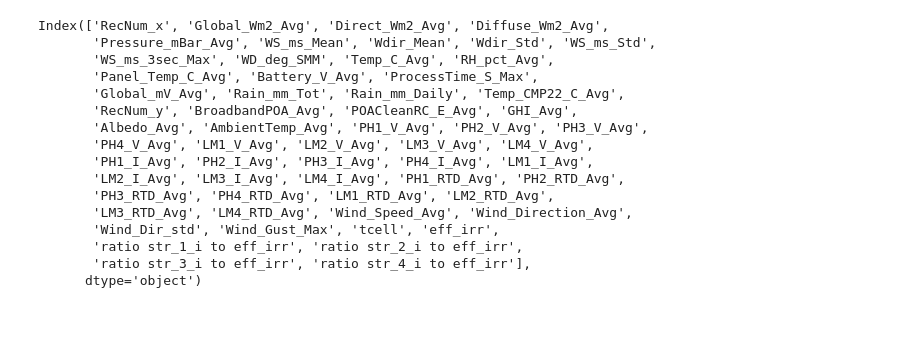
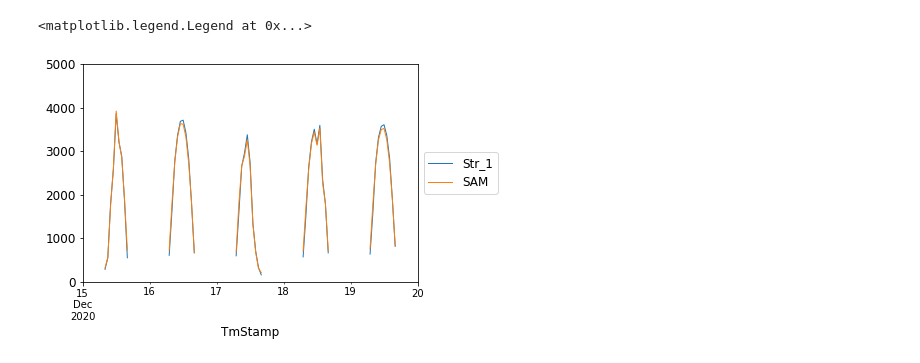
Before and after one commit to lmdeville/PV-Modeling, a Jupyter notebook: PVLT/PVLT.ipynb, the cells around one changed output. Cells and saved outputs as stored; diff of their text form; code cells hidden in the pictures; blank space fills up the shorter version.

```diff
--- a/PVLT/PVLT.ipynb
+++ b/PVLT/PVLT.ipynb
@@ -446,19 +476,10 @@ ax2.set_ylim(0, 1200)
-# %%
-df.columns
-# %% [output]
-Index(['RecNum_x', 'Global_Wm2_Avg', 'Direct_Wm2_Avg', 'Diffuse_Wm2_Avg',
-       'Pressure_mBar_Avg', 'WS_ms_Mean', 'Wdir_Mean', 'Wdir_Std', 'WS_ms_Std',
-       'WS_ms_3sec_Max', 'WD_deg_SMM', 'Temp_C_Avg', 'RH_pct_Avg',
-       'Panel_Temp_C_Avg', 'Battery_V_Avg', 'ProcessTime_S_Max',
-       'Global_mV_Avg', 'Rain_mm_Tot', 'Rain_mm_Daily', 'Temp_CMP22_C_Avg',
-       'RecNum_y', 'BroadbandPOA_Avg', 'POACleanRC_E_Avg', 'GHI_Avg',
-       'Albedo_Avg', 'AmbientTemp_Avg', 'PH1_V_Avg', 'PH2_V_Avg', 'PH3_V_Avg',
-       'PH4_V_Avg', 'LM1_V_Avg', 'LM2_V_Avg', 'LM3_V_Avg', 'LM4_V_Avg',
-       'PH1_I_Avg', 'PH2_I_Avg', 'PH3_I_Avg', 'PH4_I_Avg', 'LM1_I_Avg',
-       'LM2_I_Avg', 'LM3_I_Avg', 'LM4_I_Avg', 'PH1_RTD_Avg', 'PH2_RTD_Avg',
-       'PH3_RTD_Avg', 'PH4_RTD_Avg', 'LM1_RTD_Avg', 'LM2_RTD_Avg',
-       'LM3_RTD_Avg', 'LM4_RTD_Avg', 'Wind_Speed_Avg', 'Wind_Direction_Avg',
-       'Wind_Dir_std', 'Wind_Gust_Max', 'tcell', 'eff_irr',
-       'ratio str_1_i to eff_irr', 'ratio str_2_i to eff_irr',
-       'ratio str_3_i to eff_irr', 'ratio str_4_i to eff_irr'],
-      dtype='object')
+# %%
+results['Str_1'].plot()
+results['SAM'].plot()
+#df['eff_irr'].plot()
+plt.xlim('2020-12-15 00:00:00-07:00', '2020-12-20 00:00:00-07:00')
+plt.ylim(0,5000)
+plt.legend(loc='center left', bbox_to_anchor=(1,0.5))
+# %% [output]
+<matplotlib.legend.Legend at 0x...>
+[figure, added]
```
Also changed, not shown: parts of 24 cells of this notebook.
